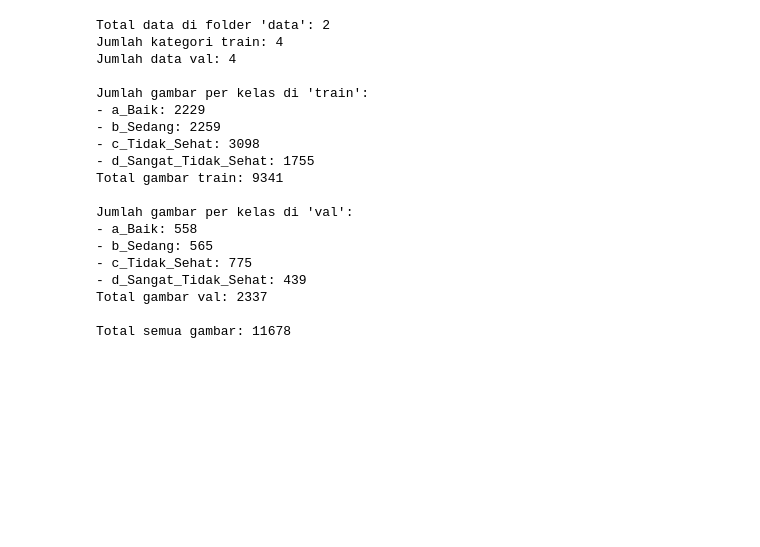
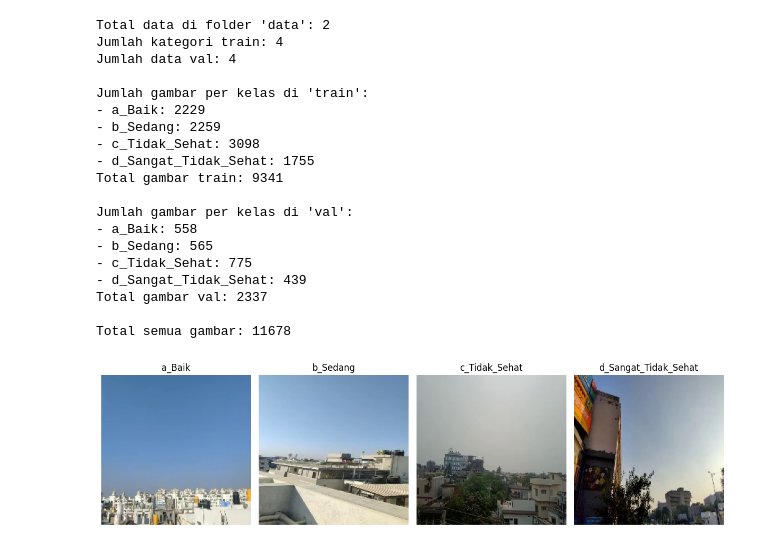
Before and after one commit to wildanjr19/air-quality-classification, a Jupyter notebook: notebook/data-desc.ipynb, the cells around one changed output. Saved outputs shown, nothing was run; the diff lists cells and outputs as text; code cells hidden in the pictures; blank space fills up the shorter version.

Commit message:
add data-desc

```diff
--- a/notebook/data-desc.ipynb
+++ b/notebook/data-desc.ipynb
@@ -60,3 +62,25 @@ Jumlah gambar per kelas di 'val':
 Total gambar val: 2337
 
 Total semua gambar: 11678
+# %%
+def show_sample_images(data_dir):
+    categories = os.listdir(data_dir)
+    plt.figure(figsize=(12, 6))
+    for i, category in enumerate(categories):
+        category_path = os.path.join(data_dir, category)
+        if os.path.isdir(category_path):
+            images = os.listdir(category_path)
+            if images:
+                img_path = os.path.join(category_path, images[0])
+                img = mpimg.imread(img_path)
+                plt.subplot(1, len(categories), i+1)
+                plt.imshow(img)
+                plt.title(category)
+                plt.axis('off')
+    plt.tight_layout()
+    plt.show()
+# %%
+# train
+show_sample_images("../data/train")
+# %% [output]
+[figure, added]
```
Also changed, not shown: parts of 2 cells of this notebook.
